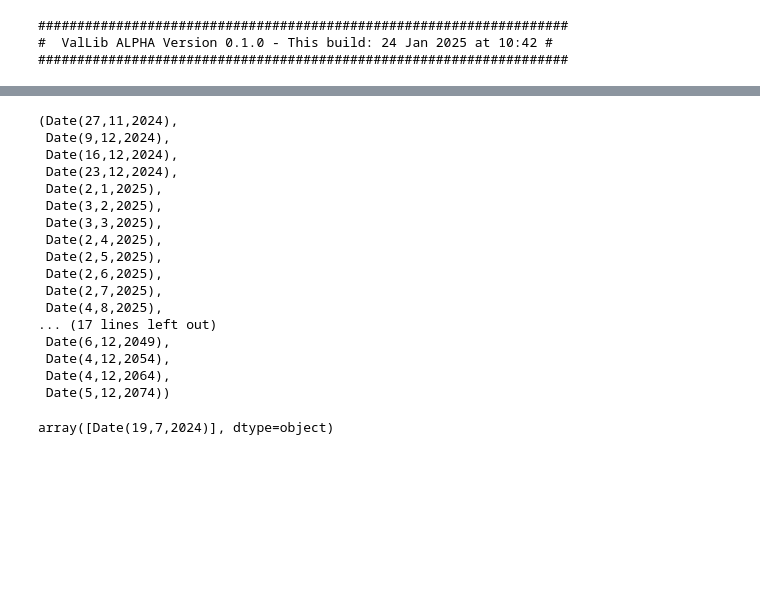
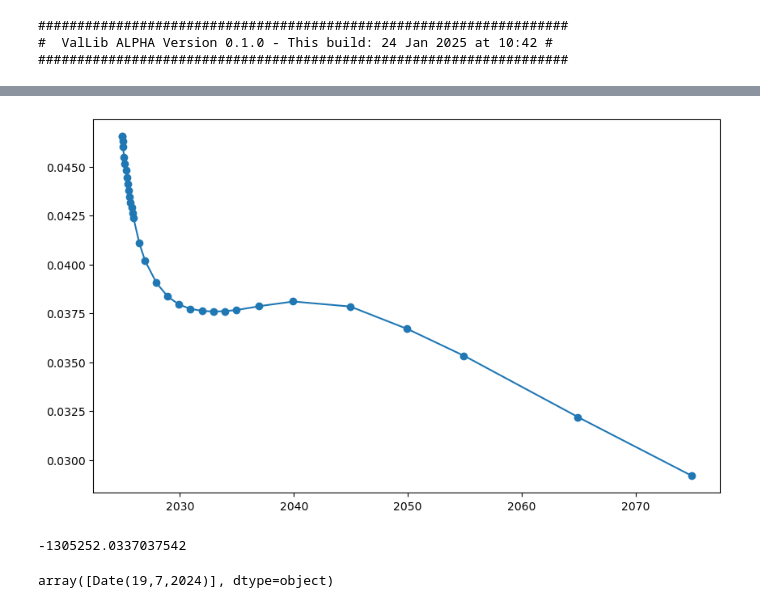
Before and after one commit to Mxyzptlk-Z/NEMESIS, a Jupyter notebook: unit_test/sofr irs -FI.ipynb, the cells around one changed output, grey strips where cells are left out. Saved outputs shown, nothing was run; the diff lists cells and outputs as text; code cells hidden in the pictures; blank space fills up the shorter version.

Commit message:
add quantlib curve builder

```diff
--- a/unit_test/sofr irs -FI.ipynb
+++ b/unit_test/sofr irs -FI.ipynb
@@ -37,4 +37,6 @@ index_curve = Sofr(today, swap_mkt_data=swap_mkt_data, fixing_data=fixing_data)
 discount_curve = Sofr(today, swap_mkt_data=swap_mkt_data, fixing_data=fixing_data)
 # %%
 value_dt = Date(27,11,2024)
-curve = OISCurve.build_curve_from_ql(value_dt, discount_curve.curve)
+curve = OISCurve.build_curve_from_ql(value_dt, discount_curve.curve, interp_type=InterpTypes.LINEAR_ZERO_RATES)
+# %%
+payment_dates = ql_date_to_date(discount_curve.curve.dates())[1:]
@@ -45,20 +99,4 @@ TypeError: No matching definition for argument type(s) float64, reflected list(f
-# %%
-discount_curve.curve.dates()
-# %% [output]
-(Date(27,11,2024),
- Date(9,12,2024),
- Date(16,12,2024),
- Date(23,12,2024),
- Date(2,1,2025),
- Date(3,2,2025),
- Date(3,3,2025),
- Date(2,4,2025),
- Date(2,5,2025),
- Date(2,6,2025),
- Date(2,7,2025),
- Date(4,8,2025),
-... (17 lines left out)
- Date(6,12,2049),
- Date(4,12,2054),
- Date(4,12,2064),
- Date(5,12,2074))
+# %%
+curve.print_figure(payment_dates)
+# %% [output]
+[figure, added]
@@ -65,3 +126,7 @@ discount_curve.curve.dates()
+# %%
+swap.value(value_dt=value_dt, ois_curve=curve, first_fixing_rate=0.04674658104292555)
+# %% [output]
+-1305252.0337037542
 # %%
 ccy = 'USD'
 index_name = 'SOFR'
```
Also changed, not shown: parts of 12 cells of this notebook, 5 other files.
